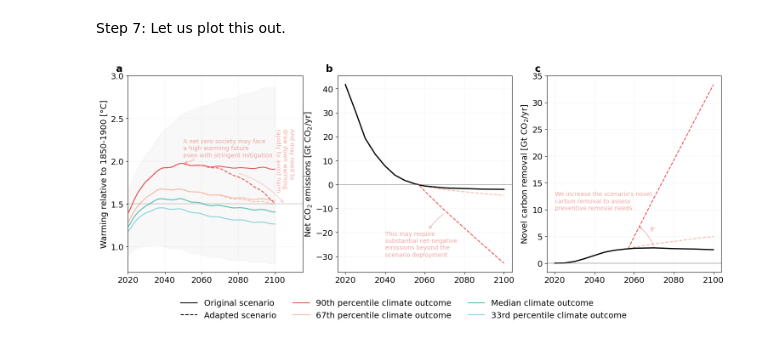
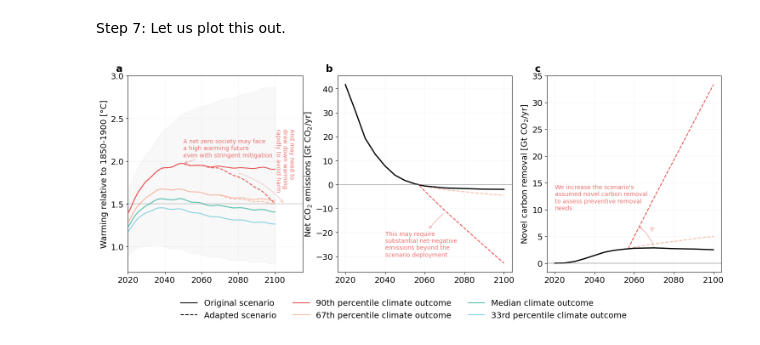
Before and after one commit to gaurav-ganti/cdr_climate_uncertainty, a Jupyter notebook: notebooks/601_figure1.ipynb, the cells around one changed output. Drawn from its saved outputs; the diff is of its cells as text; code cells hidden in the pictures.

```diff
--- a/notebooks/601_figure1.ipynb
+++ b/notebooks/601_figure1.ipynb
@@ -320,7 +320,7 @@ ax['a'].annotate(
     arrowprops=dict(color='#e74d4d', arrowstyle='->', alpha=0.5),
     color='#e74d4d',
     fontsize=10,
-    alpha=0.5
+    alpha=0.8
 )
 ax['a'].annotate(
     '',
@@ -337,7 +337,7 @@ ax['a'].annotate(
     color='#e74d4d',
     rotation=270,
     fontsize=10,
-    alpha=0.5
+    alpha=0.8
 )
 ax['a'].set_xlim(2020, 2115)
 # panel b - plot out the CO2 emission trajectories
@@ -364,7 +364,7 @@ ax['b'].annotate(
     xy=(2070, -12),
     xytext=(2040, -30),
     arrowprops=dict(color='#e74d4d', arrowstyle='<-', alpha=0.5, connectionstyle='arc3,rad=-0.15'),
-    alpha=0.5,
+    alpha=0.8,
     fontsize=10,
     color='#e74d4d'
 )
@@ -404,36 +404,36 @@ ax['c'].annotate(
     alpha=0.5,
     fontsize=10,
     color='#e74d4d'
 )
 ax['c'].annotate(
-    "We increase the scenario's novel\ncarbon removal to assess \npreventive removal needs",
+    "We increase the scenario's\nassumed novel carbon removal\nto assess preventive removal\nneeds",
     xy=(2020, 10),
     color='#e74d4d',
     fontsize=10,
-    alpha=0.5
+    alpha=0.8
 )
 ax['c'].get_legend().remove()
 # Make the legend
 legend_handles = [
     Line2D([0], [0], color='black', label='Original scenario'),
     Line2D([0], [0], color='black', linestyle='dashed', label='Adapted scenario'),
     Line2D([0], [0], color='#e74d4d', label='90th percentile climate outcome'),
     Line2D([0], [0], color='#f7b9a6', label='67th percentile climate outcome'),
     Line2D([0], [0], color='#4dbdab', label='Median climate outcome'),
     Line2D([0], [0], color='#83d0e2', label='33rd percentile climate outcome')
 ]
 ax['b'].legend(
     handles=legend_handles,
     bbox_to_anchor=(1.7, -0.1),
     ncol=3,
     frameon=False
 )
 
 for label, a in ax.items():
     trans = mtransforms.ScaledTranslation(-20/72, 7/72, fig.dpi_scale_trans)
     a.text(0.0, 1.0, label, transform=a.transAxes + trans, weight='bold', fontsize='large')
 # %% [output]
-[figure, old version]
+[figure, new version]
 # %%
 fig.savefig(
     Path('../results/Figure1.png'),
```
Also changed, not shown: 1 other file.
